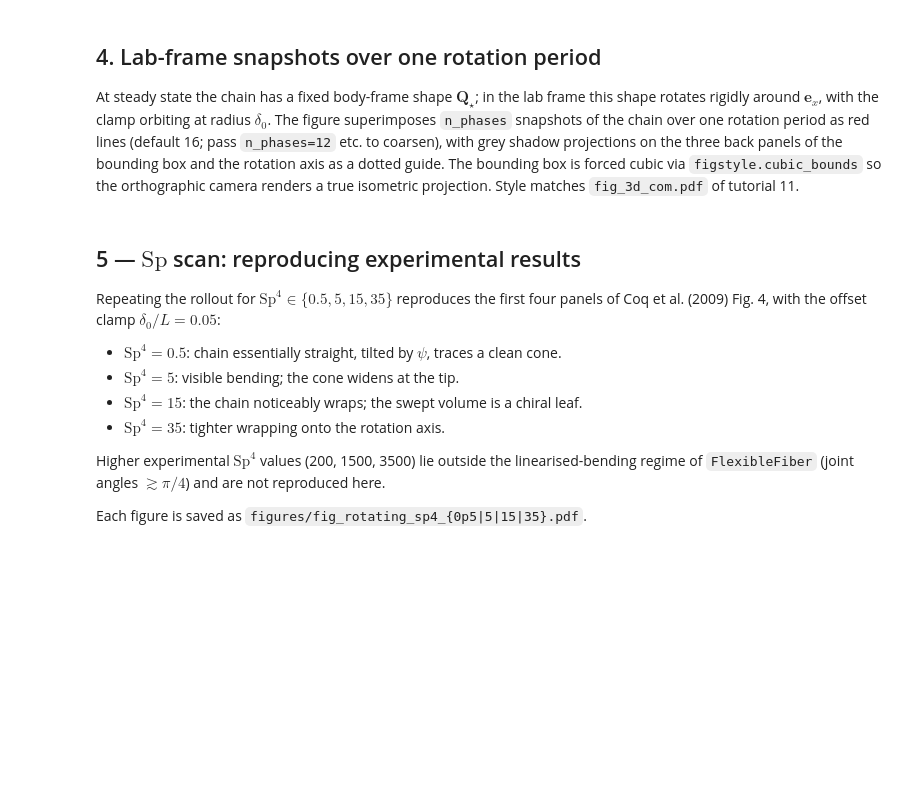
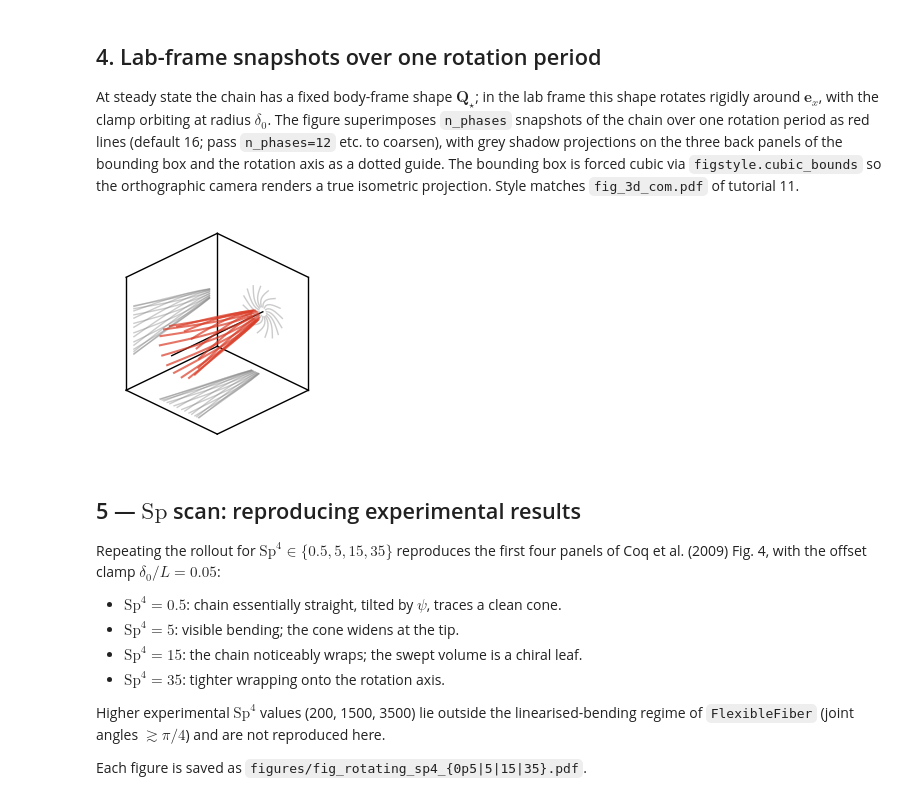
Before and after one commit to C0PEP0D/SoftMobility, a Jupyter notebook: softmobility/tutorials/13_rotating_fiber_3d.ipynb, the cells around one changed output. Drawn from its saved outputs; the diff is of its cells as text; code cells hidden in the pictures; blank space fills up the shorter version.

```diff
--- a/softmobility/tutorials/13_rotating_fiber_3d.ipynb
+++ b/softmobility/tutorials/13_rotating_fiber_3d.ipynb
@@ -247,34 +255,36 @@ def make_figure(sp4, dofs_steady, omega, save_name, n_phases=16):
 
     # Rotation axis (lab e_x) as a thin dotted guide.
     ax.plot(
         [bounds[0][0], bounds[0][1]], [0.0, 0.0], [0.0, 0.0],
-        color=figstyle.COLORS["grey"], linewidth=1, linestyle=":",
+        color=figstyle.COLORS["black"], linewidth=1,
     )
 
     # Per-phase shadows on the three back panels.
     for chain in chains_lab:
         figstyle.add_back_shadows(
             ax, chain[:, 0], chain[:, 1], chain[:, 2],
             bounds=bounds, color=figstyle.COLORS["grey"],
             width=1.0, opacity=0.4,
         )
 
     # Red chain centerlines (no markers).
     for chain in chains_lab:
         ax.plot(
             chain[:, 0], chain[:, 1], chain[:, 2],
             color=figstyle.COLORS["red"], linewidth=1.5, alpha=0.7,
         )
 
     ax.set_xlim(*bounds[0])
     ax.set_ylim(*bounds[1])
     ax.set_zlim(*bounds[2])
 
     figstyle.save(fig, save_name, figdir=FIGDIR)
     return fig
 
 
 fig_demo = make_figure(5.0, dofs_traj[-1], omega, "fig_rotating_sp4_5")
+# %% [output]
+[figure, added]
 # %% [markdown]
 ## 5 — $\mathrm{Sp}$ scan: reproducing experimental results
 
```
Also changed, not shown: parts of 3 cells of this notebook, 22 other files.
